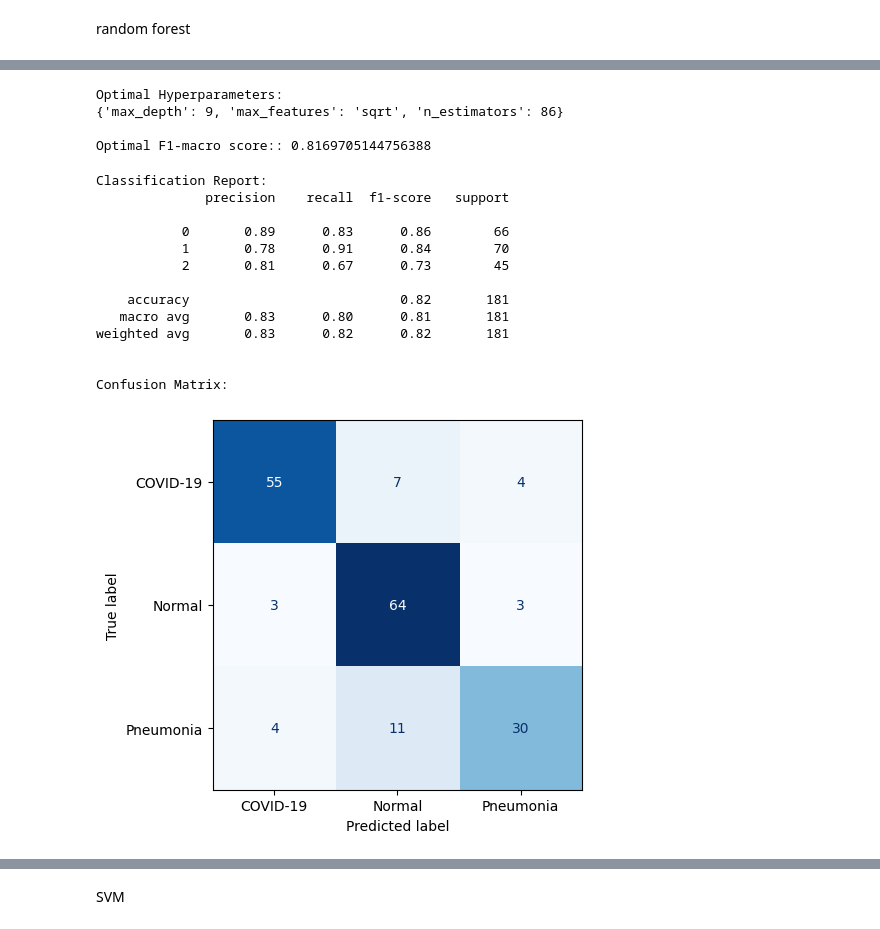
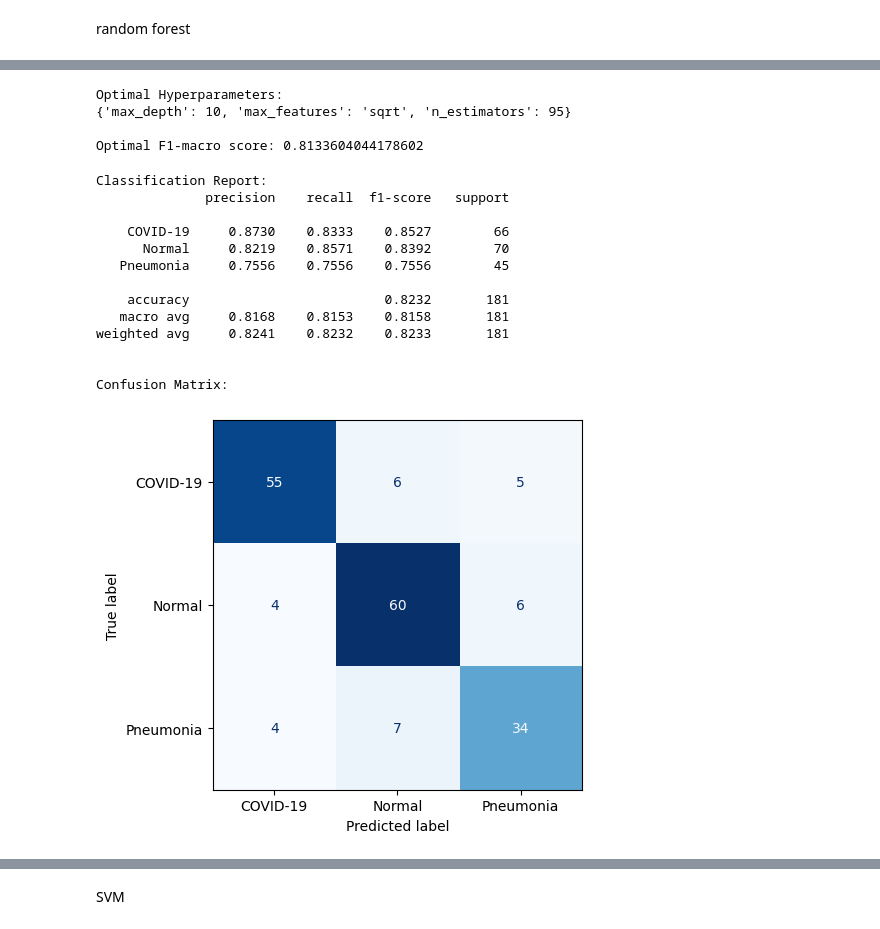
Before and after one commit to bdog18/ChestXRayClassifier, a Jupyter notebook: main.ipynb, the cells around one changed output, grey strips where cells are left out. Cells and saved outputs as stored; diff of their text form; code cells hidden in the pictures.

```diff
--- a/main.ipynb
+++ b/main.ipynb
@@ -371,7 +366,7 @@ glcm, glcm_df = extract_glcm_features_df(
     labels,
     image_paths,
     target_size=(512, 512),
-    # distances=[1,5],
+    distances=[1,5]
     # angles=[0, np.pi/2]
 )
 
@@ -395,8 +388,3 @@ Standardize data
-# %%
-# Standardize the features
-scaler = StandardScaler()
-X_train = scaler.fit_transform(X_train)
-X_test = scaler.transform(X_test)
 # %% [markdown]
 ## Perform Machine Learning Techniques on GLCM Data
 # %% [markdown]
@@ -404,7 +392,7 @@ random forest
 # %%
 from sklearn.ensemble import RandomForestClassifier
 
-rf = RandomForestClassifier(random_state=42)
+rf = RandomForestClassifier(class_weight='balanced', random_state=42)
 
 # Train the classifier
 rf.fit(X_train, y_train)
@@ -413,7 +401,10 @@ rf.fit(X_train, y_train)
 y_pred = rf.predict(X_test)
 
 print("\nClassification Report:")
-print(classification_report(y_test, y_pred))
+print(classification_report(y_true=y_test,
+                            y_pred=y_pred,
+                            target_names=list(label_map.values()),
+                            digits=4))
 
 
 print("\nConfusion Matrix:")
@@ -439,12 +430,10 @@ weighted avg       0.84      0.84      0.84       181
 Confusion Matrix:
 [figure]
 # %%
-rf = RandomForestClassifier(random_state=42)
-
 param_grid = {
-    'max_depth': range(5, 51),
+    'max_depth': range(5, 101, 5),
     'max_features': ['sqrt', 'log2'],
-    'n_estimators': range(50, 151)
+    'n_estimators': range(50, 301, 5)
 }
 
 grid_search = GridSearchCV(
@@ -460,47 +449,51 @@ grid_search.fit(X_train, y_train)
 print("Optimal Hyperparameters:")
 print(grid_search.best_params_)
 
-print(f"\nOptimal F1-macro score:: {grid_search.best_score_}")
+print(f"\nOptimal F1-macro score: {grid_search.best_score_}")
 # %% [output]
 Optimal Hyperparameters:
-{'max_depth': 9, 'max_features': 'sqrt', 'n_estimators': 86}
+{'max_depth': 10, 'max_features': 'sqrt', 'n_estimators': 95}
 
-Optimal F1-macro score:: 0.8169705144756388
+Optimal F1-macro score: 0.8133604044178602
 # %%
 rf = RandomForestClassifier(n_estimators=grid_search.best_params_['n_estimators'],
                             max_depth=grid_search.best_params_['max_depth'],
                             max_features=grid_search.best_params_['max_features'],
+                            class_weight='balanced',
                             random_state=42)
 
 # Train the classifier
 rf.fit(X_train, y_train)
 
 # Make predictions
 y_pred = rf.predict(X_test)
 
 print("\nClassification Report:")
-print(classification_report(y_test, y_pred))
+print(classification_report(y_true=y_test,
+                            y_pred=y_pred,
+                            target_names=list(label_map.values()),
+                            digits=4))
 
 
 print("\nConfusion Matrix:")
 ConfusionMatrixDisplay.from_predictions(y_true= y_test,
                                         y_pred= y_pred,
                                         display_labels=label_map.values(),
                                         cmap=plt.cm.Blues,
                                         colorbar=False)
 plt.show()
 # %% [output]
 Classification Report:
               precision    recall  f1-score   support
 
-           0       0.89      0.83      0.86        66
-           1       0.78      0.91      0.84        70
-           2       0.81      0.67      0.73        45
+    COVID-19     0.8730    0.8333    0.8527        66
+      Normal     0.8219    0.8571    0.8392        70
+   Pneumonia     0.7556    0.7556    0.7556        45
 
-    accuracy                           0.82       181
-   macro avg       0.83      0.80      0.81       181
-weighted avg       0.83      0.82      0.82       181
+    accuracy                         0.8232       181
+   macro avg     0.8168    0.8153    0.8158       181
+weighted avg     0.8241    0.8232    0.8233       181
 
 
 Confusion Matrix:
-[figure, old version]
+[figure, new version]
```
Also changed, not shown: parts of 14 cells of this notebook.
